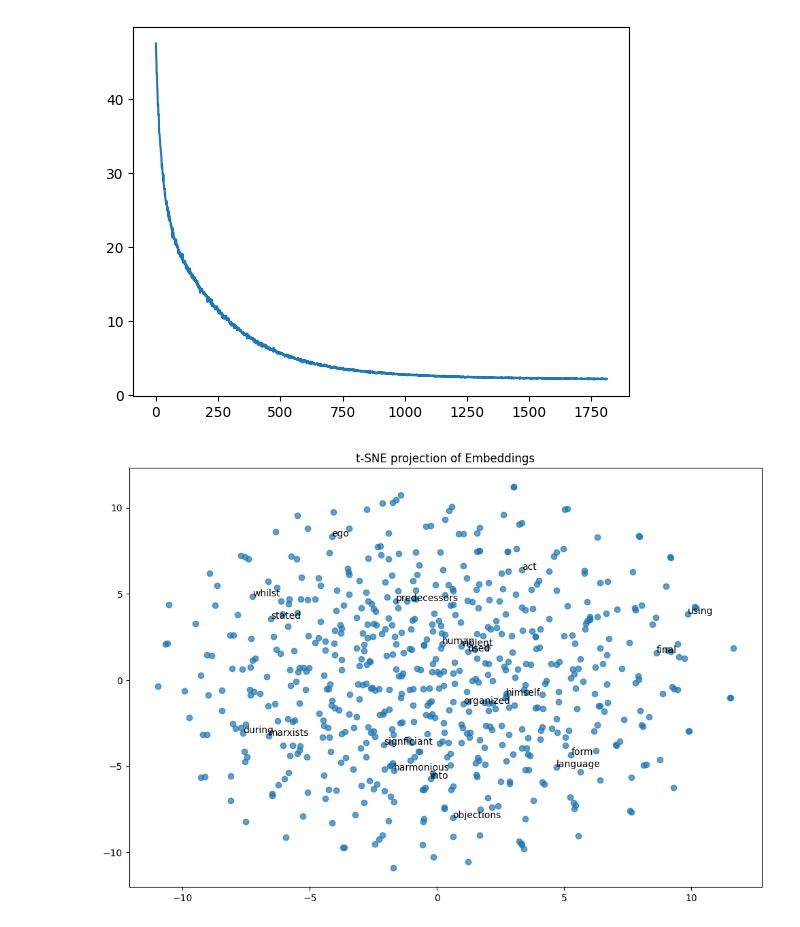
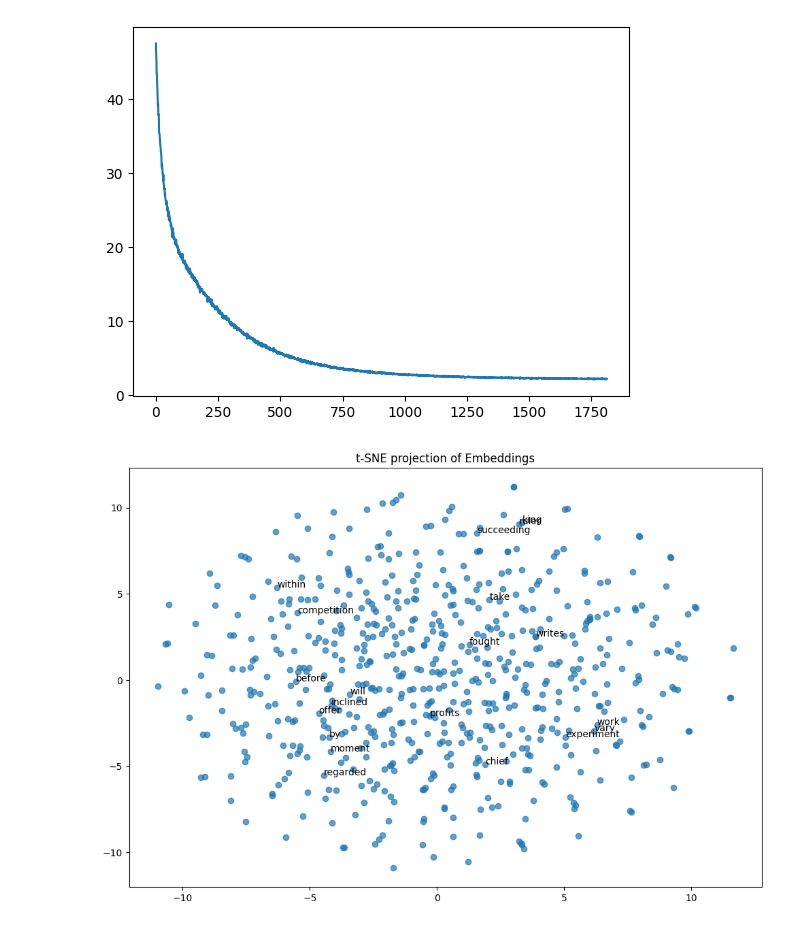
Before and after one commit to hirennan/word2vec, a Jupyter notebook: model.ipynb, the cells around one changed output. Saved outputs shown, nothing was run; the diff lists cells and outputs as text; code cells hidden in the pictures.

```diff
--- a/model.ipynb
+++ b/model.ipynb
@@ -346,6 +346,6 @@ def top_nearest_words(source_word: str, num: int):
     nearest_words.append(i2word[idx])
   return nearest_words
 # %%
-viz_nearest_words(top_nearest_words('violent', 20))
+viz_nearest_words(top_nearest_words('king', 20))
 # %% [output]
-[figure, old version]
+[figure, new version]
```
